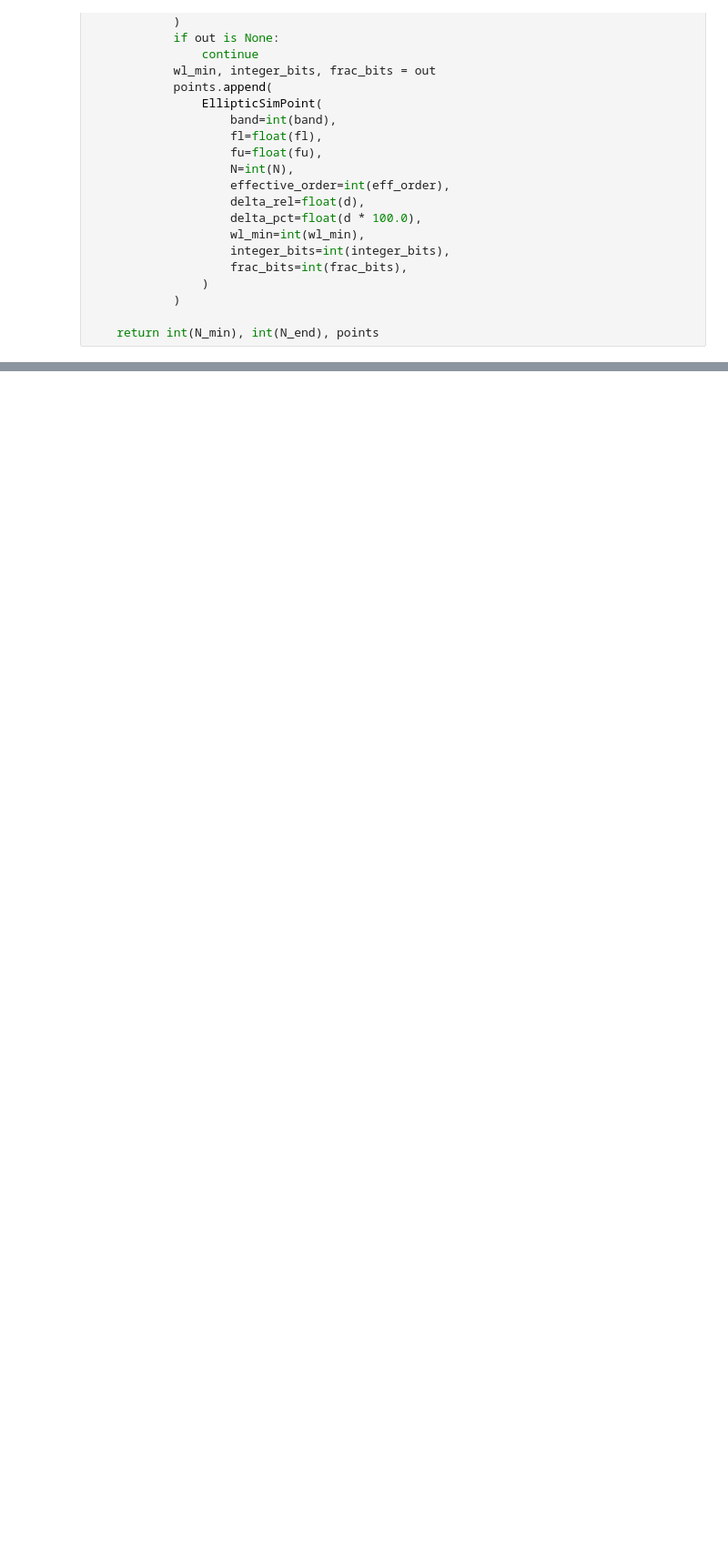
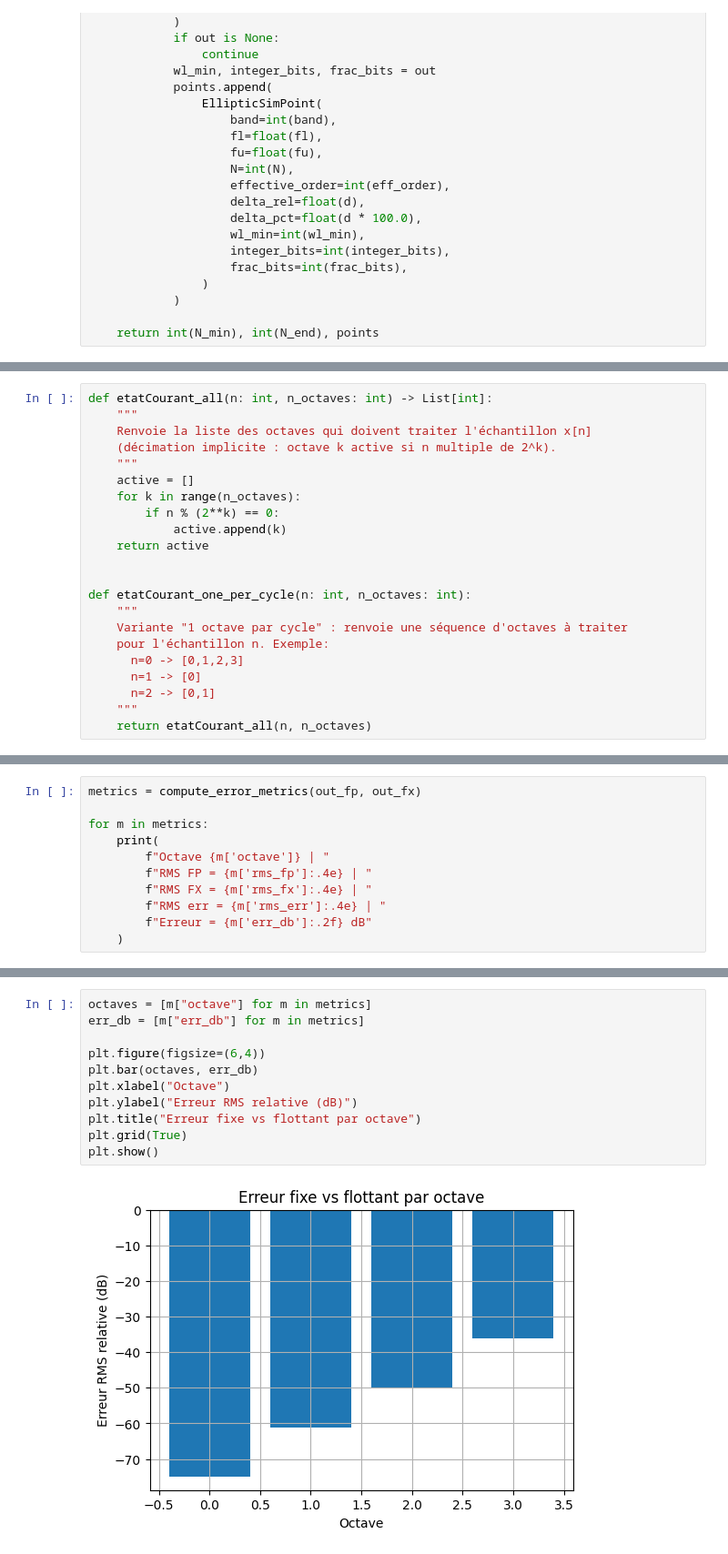
Before and after one commit to Sawlyer/SIR, a Jupyter notebook: auto_design_filters_1_3_octave copy.ipynb, the cells around one changed output, grey strips where cells are left out. Shown at 91% size. Saved outputs shown, nothing was run; the diff lists cells and outputs as text; blank space fills up the shorter version.

```diff
--- a/auto_design_filters_1_3_octave copy.ipynb
+++ b/auto_design_filters_1_3_octave copy.ipynb
@@ -833,0 +1267,22 @@ Terminé.
+# %%
+def etatCourant_all(n: int, n_octaves: int) -> List[int]:
+    """
+    Renvoie la liste des octaves qui doivent traiter l'échantillon x[n]
+    (décimation implicite : octave k active si n multiple de 2^k).
+    """
+    active = []
+    for k in range(n_octaves):
+        if n % (2**k) == 0:
+            active.append(k)
+    return active
+
+
+def etatCourant_one_per_cycle(n: int, n_octaves: int):
+    """
+    Variante "1 octave par cycle" : renvoie une séquence d'octaves à traiter
+    pour l'échantillon n. Exemple:
+      n=0 -> [0,1,2,3]
+      n=1 -> [0]
+      n=2 -> [0,1]
+    """
+    return etatCourant_all(n, n_octaves)
@@ -833,0 +1461,11 @@ Terminé.
+# %%
+metrics = compute_error_metrics(out_fp, out_fx)
+
+for m in metrics:
+    print(
+        f"Octave {m['octave']} | "
+        f"RMS FP = {m['rms_fp']:.4e} | "
+        f"RMS FX = {m['rms_fx']:.4e} | "
+        f"RMS err = {m['rms_err']:.4e} | "
+        f"Erreur = {m['err_db']:.2f} dB"
+    )
@@ -833,0 +1477,13 @@ Terminé.
+# %%
+octaves = [m["octave"] for m in metrics]
+err_db = [m["err_db"] for m in metrics]
+
+plt.figure(figsize=(6,4))
+plt.bar(octaves, err_db)
+plt.xlabel("Octave")
+plt.ylabel("Erreur RMS relative (dB)")
+plt.title("Erreur fixe vs flottant par octave")
+plt.grid(True)
+plt.show()
+# %% [output]
+[figure, added]
```
Also changed, not shown: parts of 15 cells of this notebook, 5 other files.
